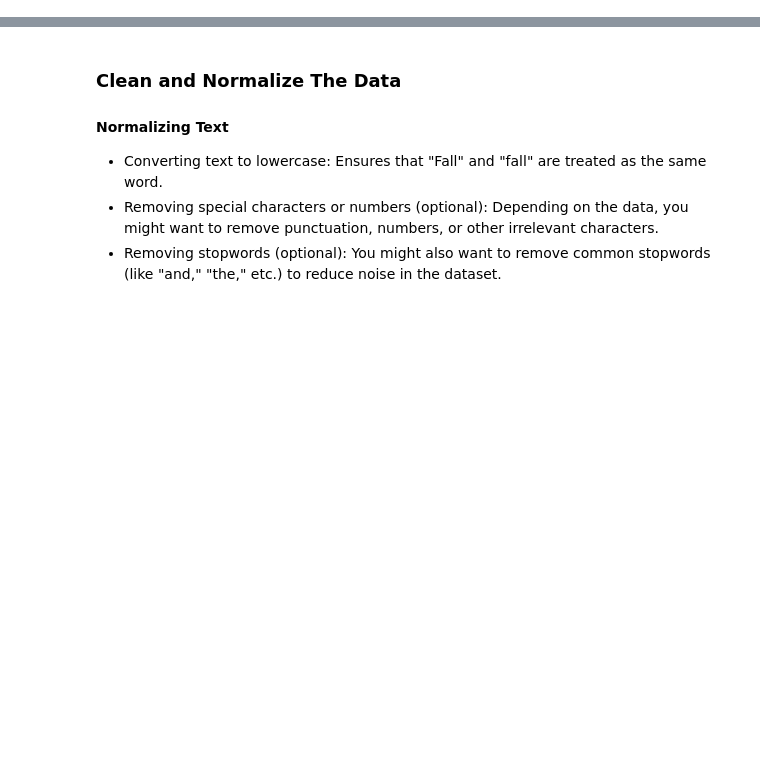
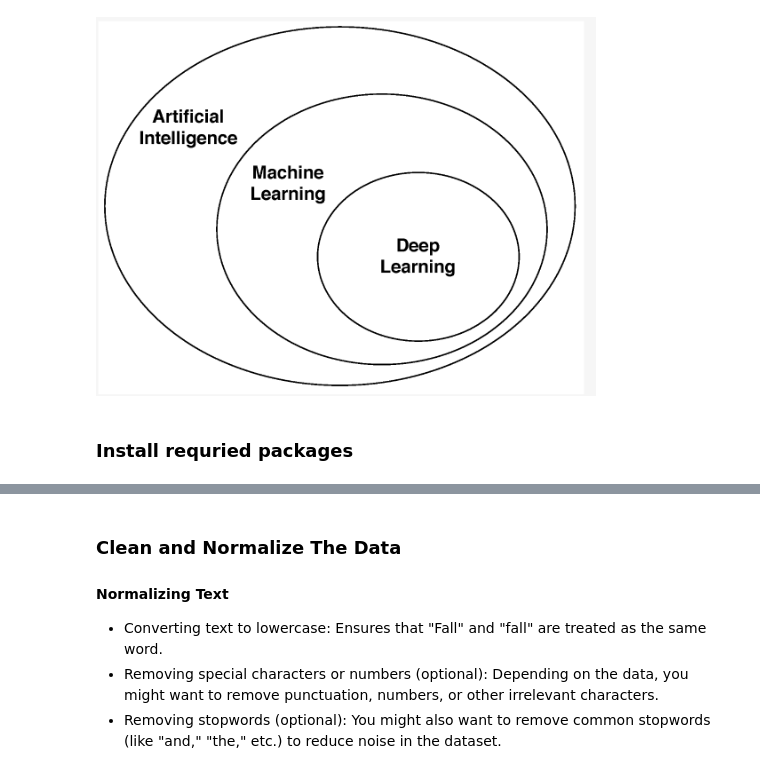
Before and after one commit to trueblood/BinaryClassifcationModel_Example, a Jupyter notebook: fall_detection_perceptron.ipynb, the cells around one changed output, grey strips where cells are left out. Cells and saved outputs as stored; diff of their text form; code cells hidden in the pictures; blank space fills up the shorter version.

```diff
--- a/fall_detection_perceptron.ipynb
+++ b/fall_detection_perceptron.ipynb
@@ -16 +82,7 @@ The perceptron learning rule updates the model's weights incrementally based on
+# %%
+Image(filename='./images/overviewai.png', width=500) # run to display image
+# %% [output]
+[figure, added]
+# %% [markdown]
+### Install requried packages
 # %%
```
Also changed, not shown: parts of 10 cells of this notebook, 2 other files.
